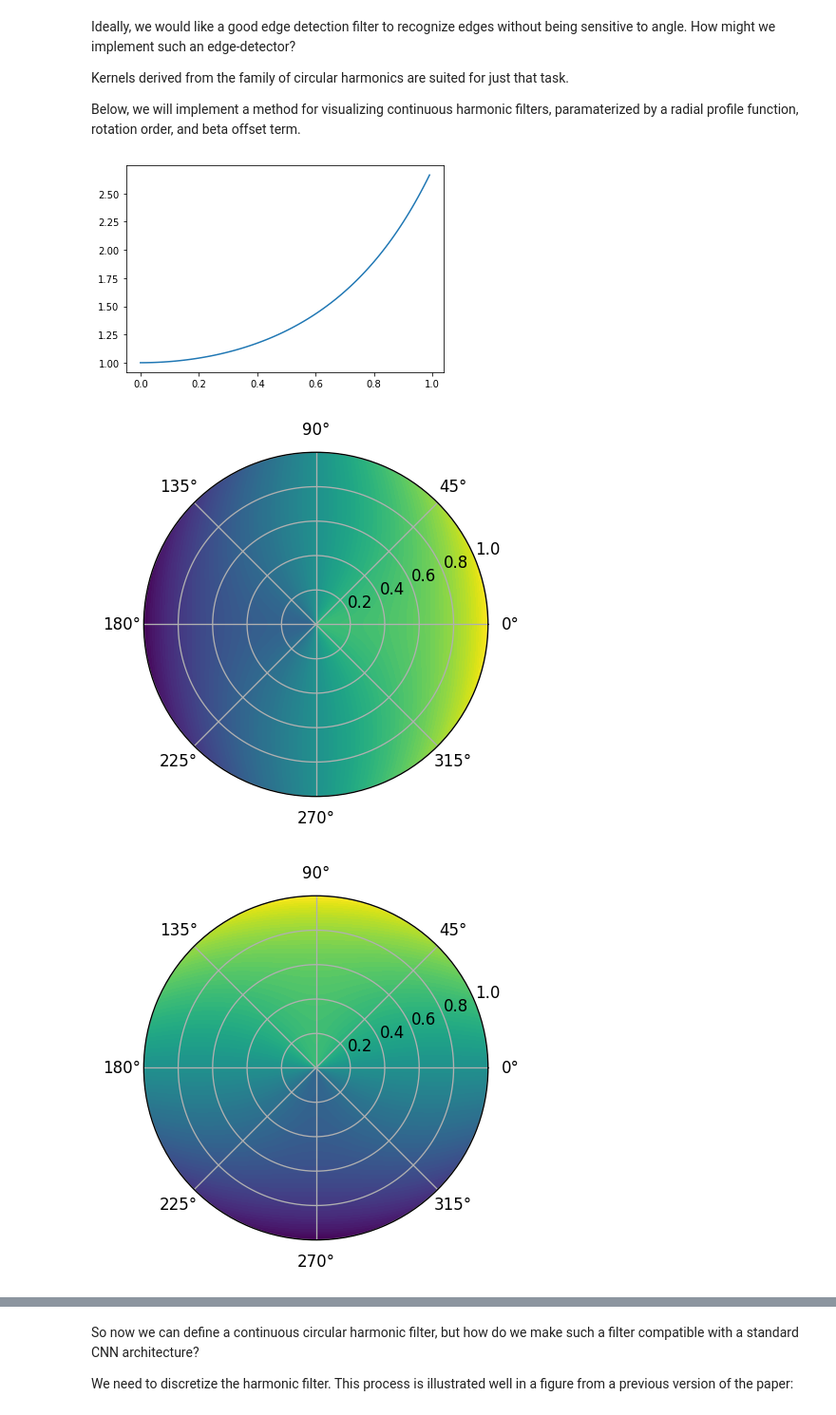
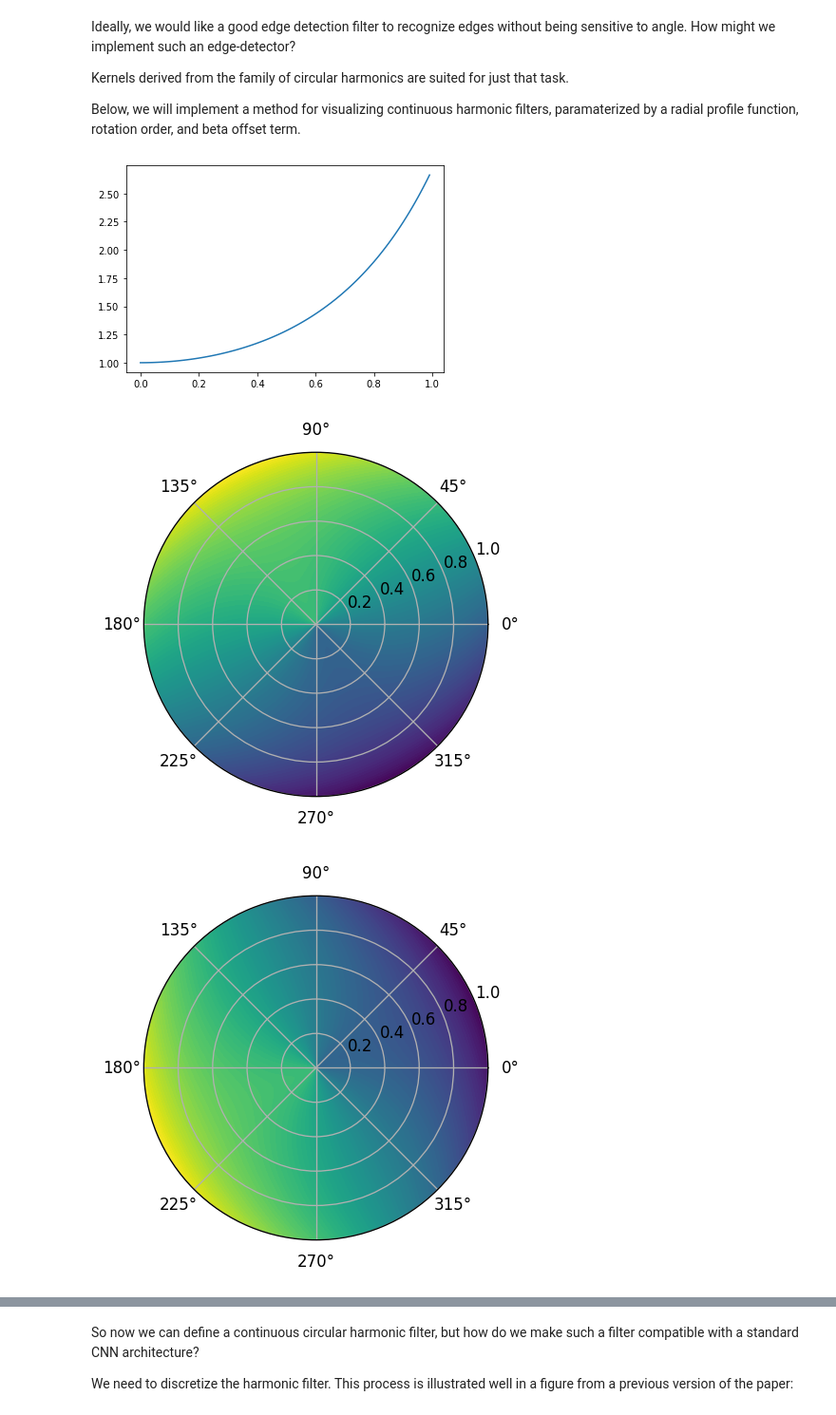
Before and after one commit to UMT-CSCI-591-Deep-Learning-2022/HNET_exercises, a Jupyter notebook: HNET.ipynb, the cells around one changed output, grey strips where cells are left out. Shown at 95% size. Saved outputs shown, nothing was run; the diff lists cells and outputs as text; code cells hidden in the pictures.

```diff
--- a/HNET.ipynb
+++ b/HNET.ipynb
@@ -11,7 +11,7 @@ import random
 To begin, we're going to perform an edge detection task with good old fashioned convolution. In the following code, we'll generate four versions of the same rotated image, convolve the kernel each image to produce four feature maps, and assessing how the kernel response changes with rotation.
 # %%
 # Feel free to use any image you like.
-img = io.imread("gibbon.png")
+img = io.imread("tern.png")
 img_gray = color.rgb2gray(img)
 
 rotated_imgs = [np.rot90(img_gray, i) for i in range(4)]
@@ -89,29 +90,29 @@ Below, we will implement a method for visualizing continuous harmonic filters, p
 # %%
 def visualize_polar_filter(radial_profile, order, offset):
   rlist=np.arange(0,1.01,0.01)
   thetalist = np.arange(0, 2*np.pi, np.pi/400)
   rmesh, thetamesh = np.meshgrid(rlist, thetalist)
 
   # TODO: What functions 'f' should be in the list below?
   # HINT: Think Euler's identity
-  for f in [None, None]:
+  for f in [np.cos, np.sin]:
     full_function = f(order*thetamesh - offset)*radial_profile(rmesh)
 
     fig,ax = plt.subplots(dpi=120,subplot_kw=dict(projection='polar'))
     ax.contourf(thetamesh,rmesh,full_function,100)
     plt.show()
 
 def visualize_radial_profile(f):
   X = np.arange(0,1,0.01)
   y = [f(x) for x in X]
   plt.plot(X,y)
 
 def R(r):
   return np.e**(r**2)
 
 visualize_radial_profile(R)
-visualize_polar_filter(R, 1, 0)
+visualize_polar_filter(R, 1, 2)
 # %% [output]
 [figure]
-[figure, old version]
+[figure, new version]
-[figure, old version]
+[figure, new version]
```
Also changed, not shown: parts of 16 cells of this notebook, 1 other file.
